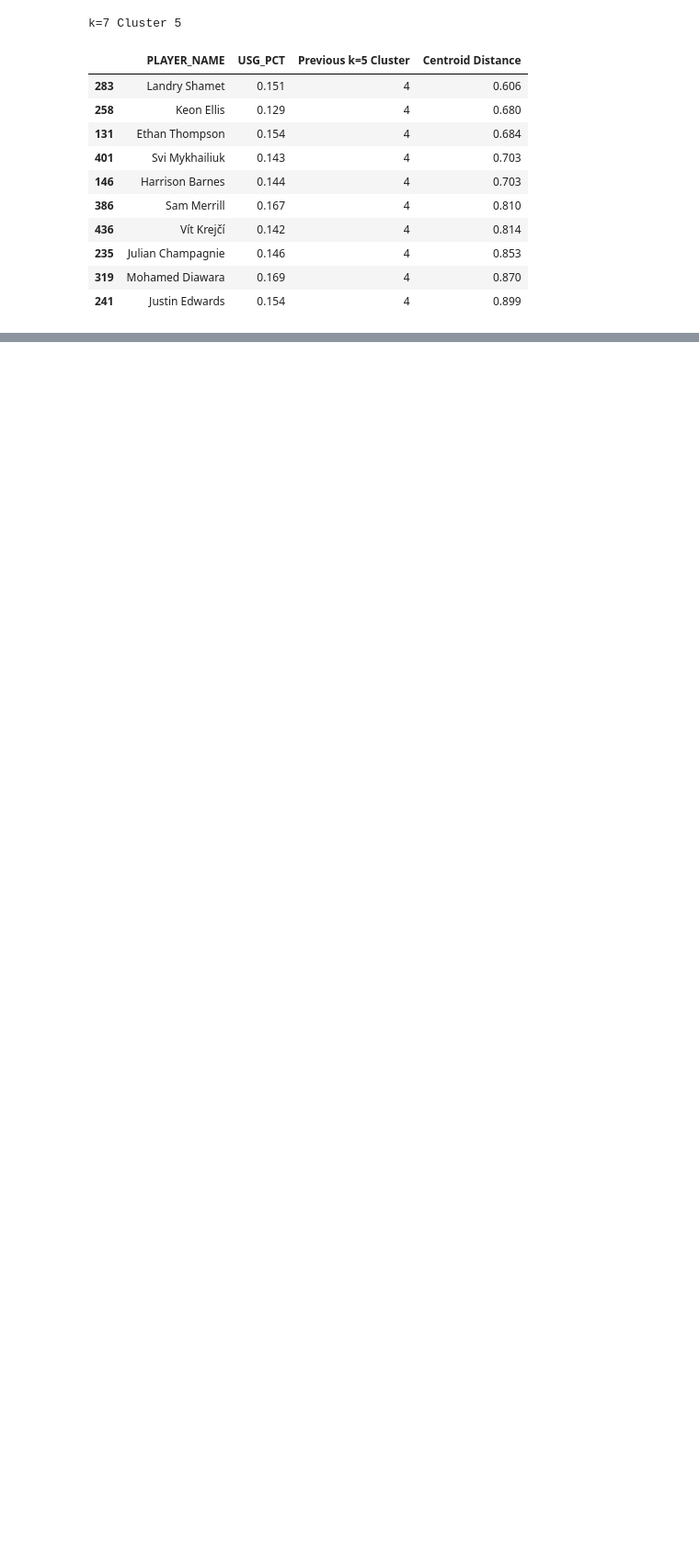
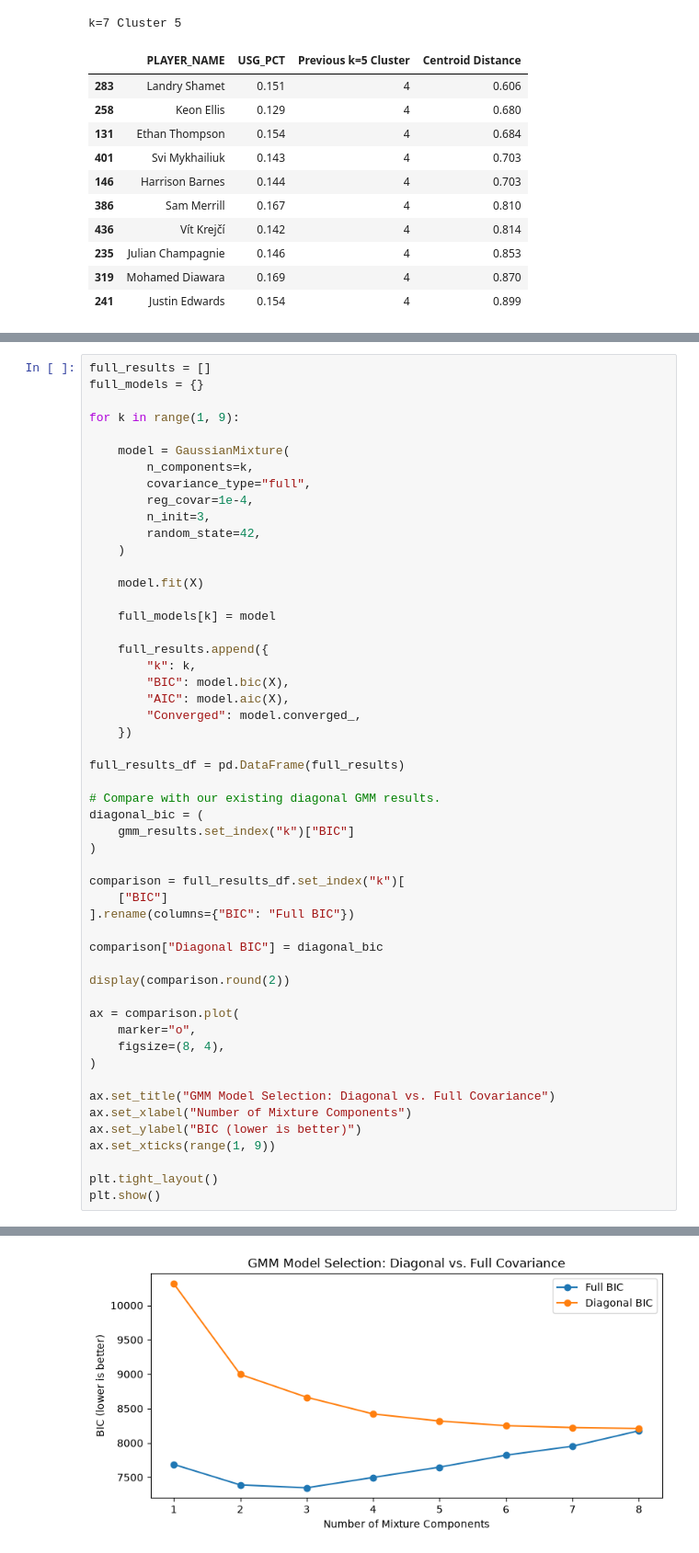
Before and after one commit to alex-abrego/nba-player-archetype-analysis, a Jupyter notebook: notebooks/experiments/offensive_clustering_similarity.ipynb, the cells around one changed output, grey strips where cells are left out. Shown at 92% size. Saved outputs shown, nothing was run; the diff lists cells and outputs as text; blank space fills up the shorter version.

```diff
--- a/notebooks/experiments/offensive_clustering_similarity.ipynb
+++ b/notebooks/experiments/offensive_clustering_similarity.ipynb
@@ -706,0 +1050,53 @@ k=7 Cluster 5
+# %%
+full_results = []
+full_models = {}
+
+for k in range(1, 9):
+
+    model = GaussianMixture(
+        n_components=k,
+        covariance_type="full",
+        reg_covar=1e-4,
+        n_init=3,
+        random_state=42,
+    )
+
+    model.fit(X)
+
+    full_models[k] = model
+
+    full_results.append({
+        "k": k,
+        "BIC": model.bic(X),
+        "AIC": model.aic(X),
+        "Converged": model.converged_,
+    })
+
+full_results_df = pd.DataFrame(full_results)
+
+# Compare with our existing diagonal GMM results.
+diagonal_bic = (
+    gmm_results.set_index("k")["BIC"]
+)
+
+comparison = full_results_df.set_index("k")[
+    ["BIC"]
+].rename(columns={"BIC": "Full BIC"})
+
+comparison["Diagonal BIC"] = diagonal_bic
+
+display(comparison.round(2))
+
+ax = comparison.plot(
+    marker="o",
+    figsize=(8, 4),
+)
+
+ax.set_title("GMM Model Selection: Diagonal vs. Full Covariance")
+ax.set_xlabel("Number of Mixture Components")
+ax.set_ylabel("BIC (lower is better)")
+ax.set_xticks(range(1, 9))
+
+plt.tight_layout()
+plt.show()
+# %% [output]
@@ -706,0 +1113 @@ k=7 Cluster 5
+[figure, added]
```
Also changed, not shown: parts of 35 cells of this notebook, 1 other file.
